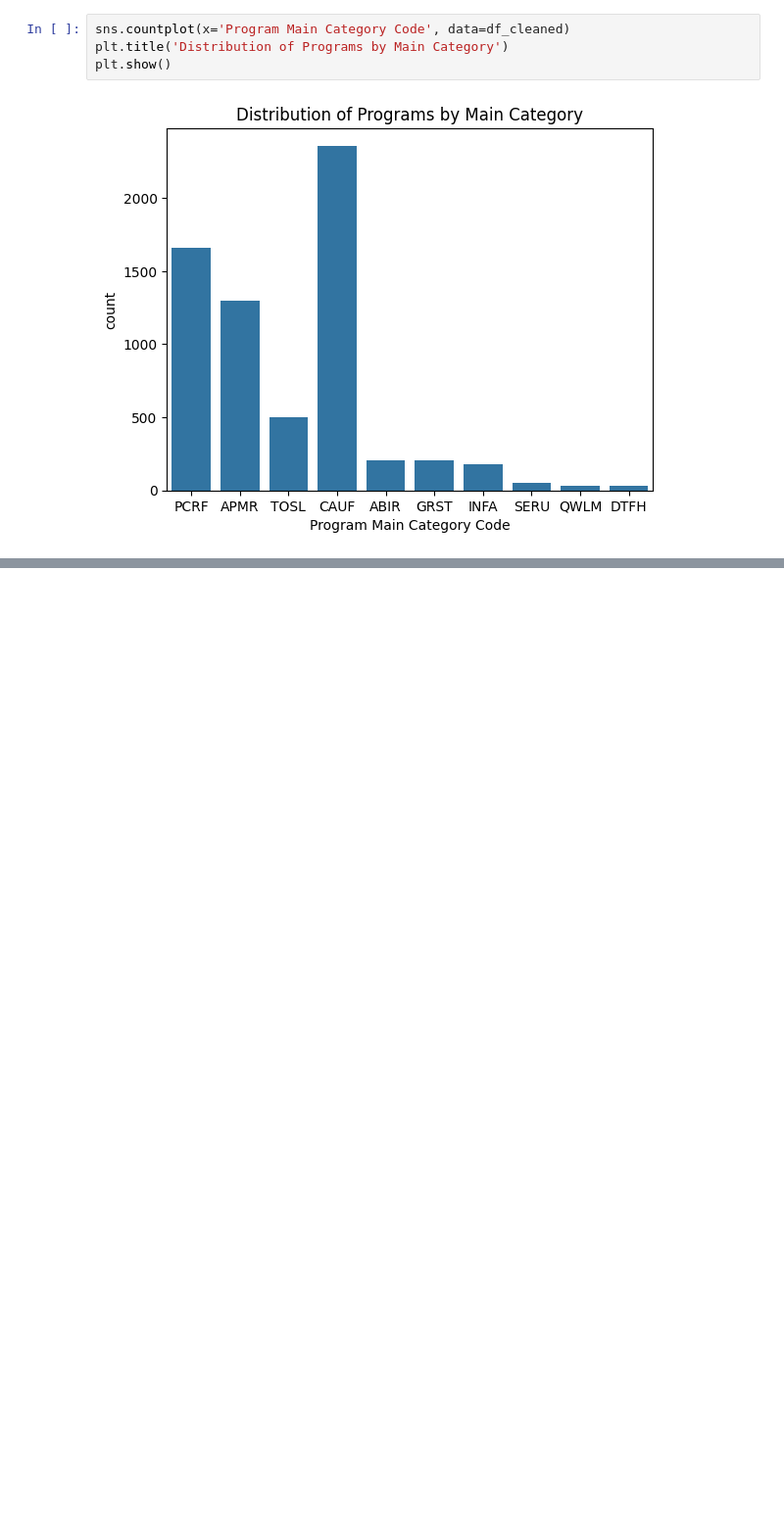
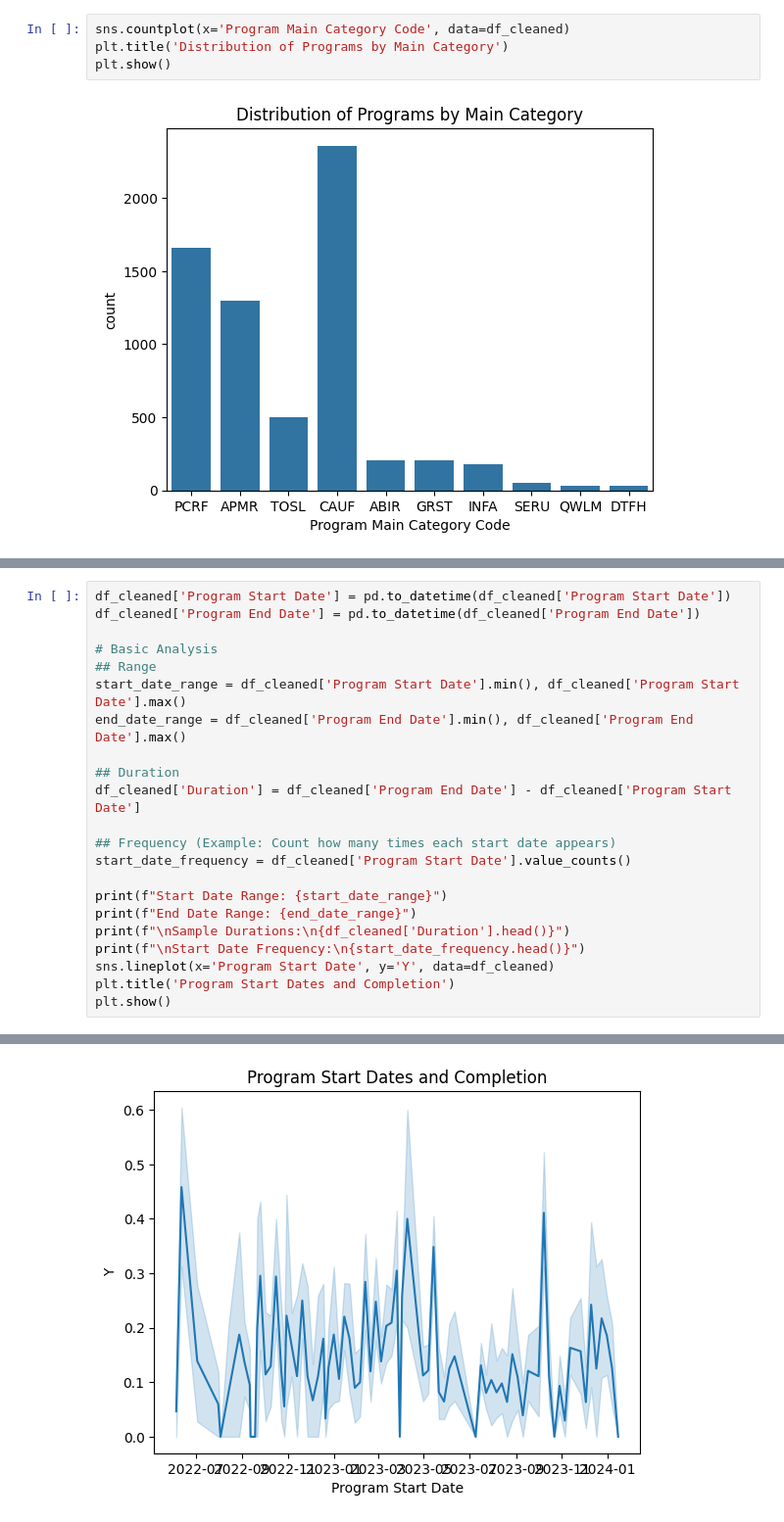
Before and after one commit to Hj-lh/TuwaiqChallenge, a Jupyter notebook: TUWAIQ_Challenge.ipynb, the cells around one changed output, grey strips where cells are left out. Shown at 98% size. Saved outputs shown, nothing was run; the diff lists cells and outputs as text; blank space fills up the shorter version.

```diff
--- a/TUWAIQ_Challenge.ipynb
+++ b/TUWAIQ_Challenge.ipynb
@@ -185,0 +201,23 @@ plt.show()
+# %%
+df_cleaned['Program Start Date'] = pd.to_datetime(df_cleaned['Program Start Date'])
+df_cleaned['Program End Date'] = pd.to_datetime(df_cleaned['Program End Date'])
+
+# Basic Analysis
+## Range
+start_date_range = df_cleaned['Program Start Date'].min(), df_cleaned['Program Start Date'].max()
+end_date_range = df_cleaned['Program End Date'].min(), df_cleaned['Program End Date'].max()
+
+## Duration
+df_cleaned['Duration'] = df_cleaned['Program End Date'] - df_cleaned['Program Start Date']
+
+## Frequency (Example: Count how many times each start date appears)
+start_date_frequency = df_cleaned['Program Start Date'].value_counts()
+
+print(f"Start Date Range: {start_date_range}")
+print(f"End Date Range: {end_date_range}")
+print(f"\nSample Durations:\n{df_cleaned['Duration'].head()}")
+print(f"\nStart Date Frequency:\n{start_date_frequency.head()}")
+sns.lineplot(x='Program Start Date', y='Y', data=df_cleaned)
+plt.title('Program Start Dates and Completion')
+plt.show()
+# %% [output]
@@ -185,0 +242 @@ plt.show()
+[figure, added]
```
Also changed, not shown: parts of 28 cells of this notebook.
